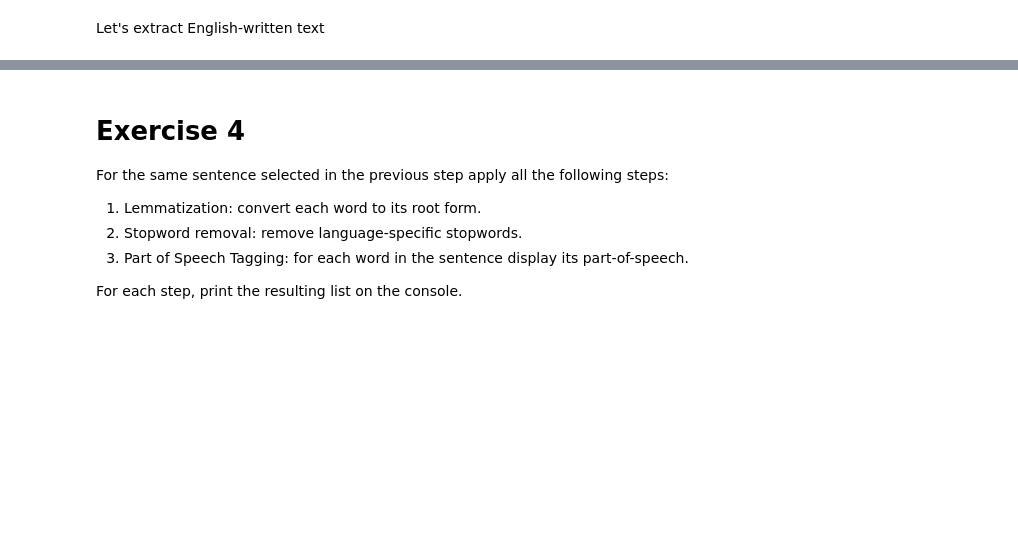
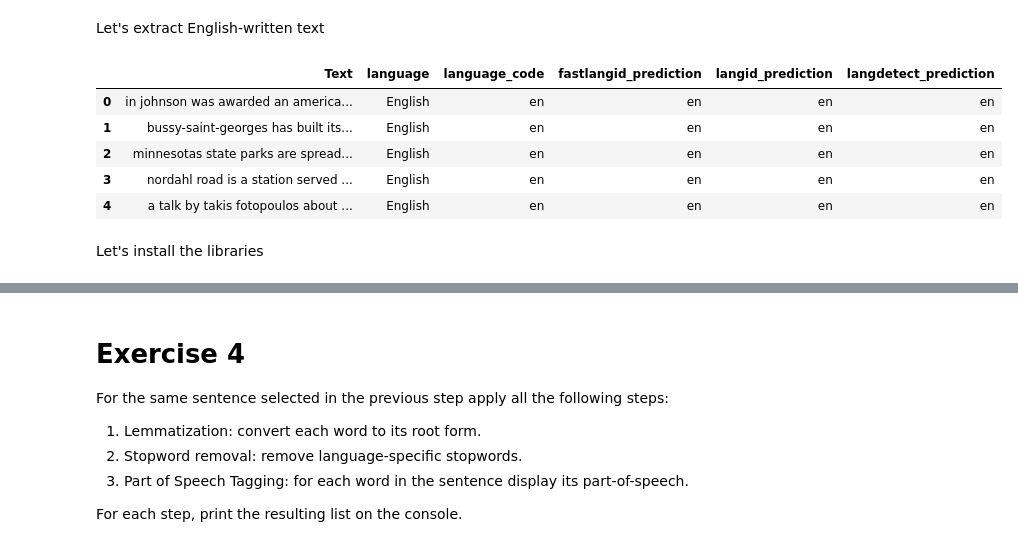
Before and after one commit to MateoRivera/Deep-Natural-Language-Processing-Laboratories, a Jupyter notebook: LAB1/Practice_1_(Solution BY MATEO RIVERA)_Text_processing_and_topic_modeling - copia.ipynb, the cells around one changed output, grey strips where cells are left out. Saved outputs shown, nothing was run; the diff lists cells and outputs as text; code cells hidden in the pictures; blank space fills up the shorter version.

```diff
--- a/LAB1/Practice_1_(Solution BY MATEO RIVERA)_Text_processing_and_topic_modeling - copia.ipynb
+++ b/LAB1/Practice_1_(Solution BY MATEO RIVERA)_Text_processing_and_topic_modeling - copia.ipynb
@@ -195,3 +188,16 @@ Implement word-tokenization using both [nltk](https://www.nltk.org/) and [spacy]
 For spaCy use the `en_core_web_sm` model.
 # %% [markdown]
 Let's extract English-written text
+# %%
+en_df = langid_df.loc[langid_df['language_code'] == 'en']
+en_df.reset_index(drop=True, inplace=True)
+en_df.head()
+# %% [output]
+|  | Text | language | language_code | fastlangid_prediction | langid_prediction | langdetect_prediction |
+| 0 | in johnson was awarded an america... | English | en | en | en | en |
+| 1 | bussy-saint-georges has built its... | English | en | en | en | en |
+| 2 | minnesotas state parks are spread... | English | en | en | en | en |
+| 3 | nordahl road is a station served ... | English | en | en | en | en |
+| 4 | a talk by takis fotopoulos about ... | English | en | en | en | en |
+# %% [markdown]
+Let's install the libraries
```
Also changed, not shown: parts of 12 cells of this notebook.
